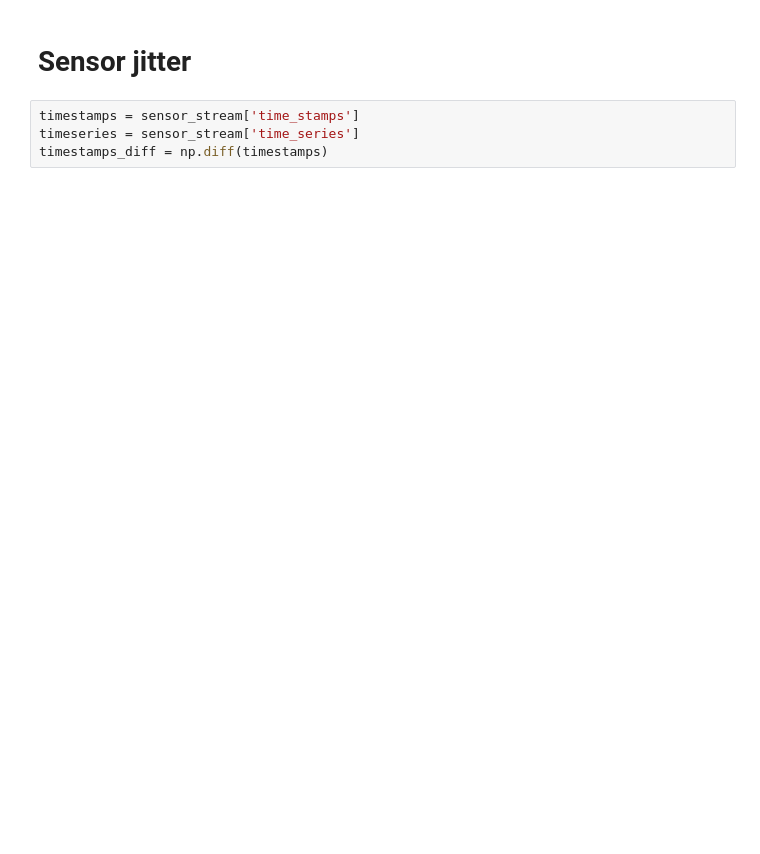
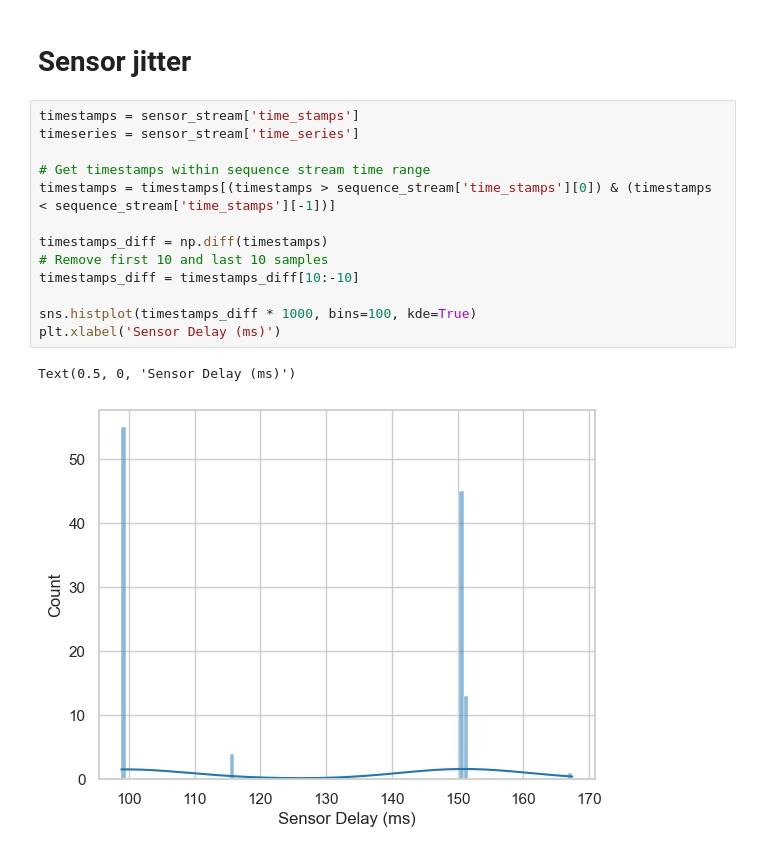
Before and after one commit to amar-enkhbat/codebook_generator, a Jupyter notebook: vsync_sensor_test/vsync_sensor.ipynb, the cells around one changed output. Drawn from its saved outputs; the diff is of its cells as text; blank space fills up the shorter version.

```diff
--- a/vsync_sensor_test/vsync_sensor.ipynb
+++ b/vsync_sensor_test/vsync_sensor.ipynb
@@ -163,9 +126,21 @@ plt.xlim(0.25, 0.35)
 # %% [markdown]
 # Sensor jitter
-# %%
-timestamps = sensor_stream['time_stamps']
-timeseries = sensor_stream['time_series']
-timestamps_diff = np.diff(timestamps)
+# %%
+timestamps = sensor_stream['time_stamps']
+timeseries = sensor_stream['time_series']
+
+# Get timestamps within sequence stream time range
+timestamps = timestamps[(timestamps > sequence_stream['time_stamps'][0]) & (timestamps < sequence_stream['time_stamps'][-1])]
+
+timestamps_diff = np.diff(timestamps)
+# Remove first 10 and last 10 samples
+timestamps_diff = timestamps_diff[10:-10]
+
+sns.histplot(timestamps_diff * 1000, bins=100, kde=True)
+plt.xlabel('Sensor Delay (ms)')
+# %% [output]
+Text(0.5, 0, 'Sensor Delay (ms)')
+[figure, added]
 # %%
 timestamps_diff
 # %% [output]
```
Also changed, not shown: parts of 16 cells of this notebook, 13 other files.
